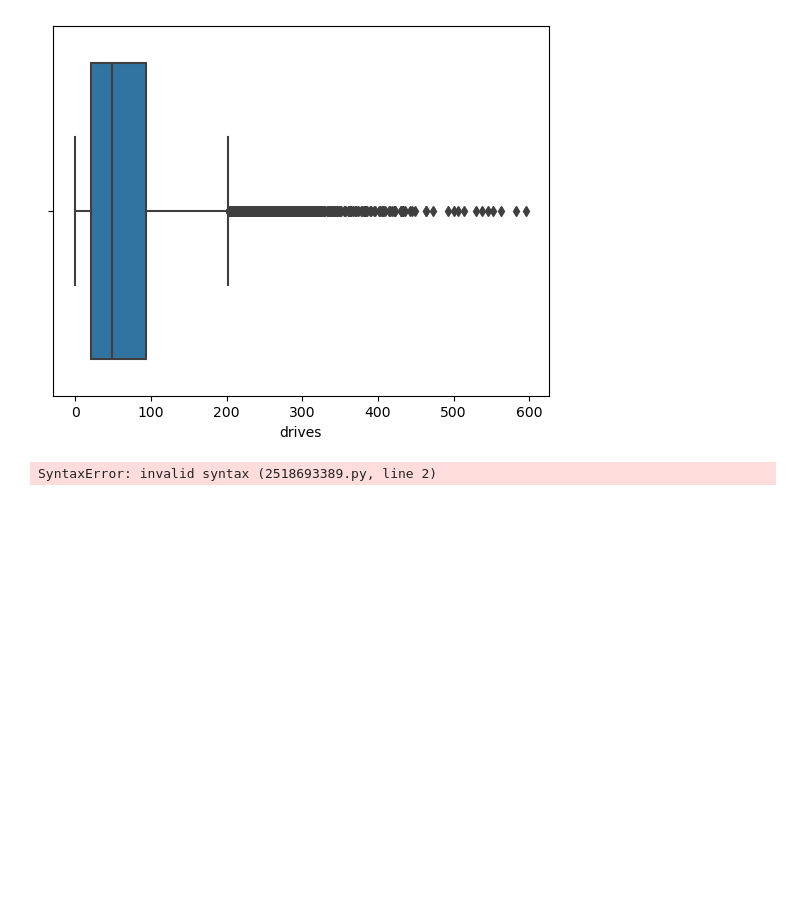
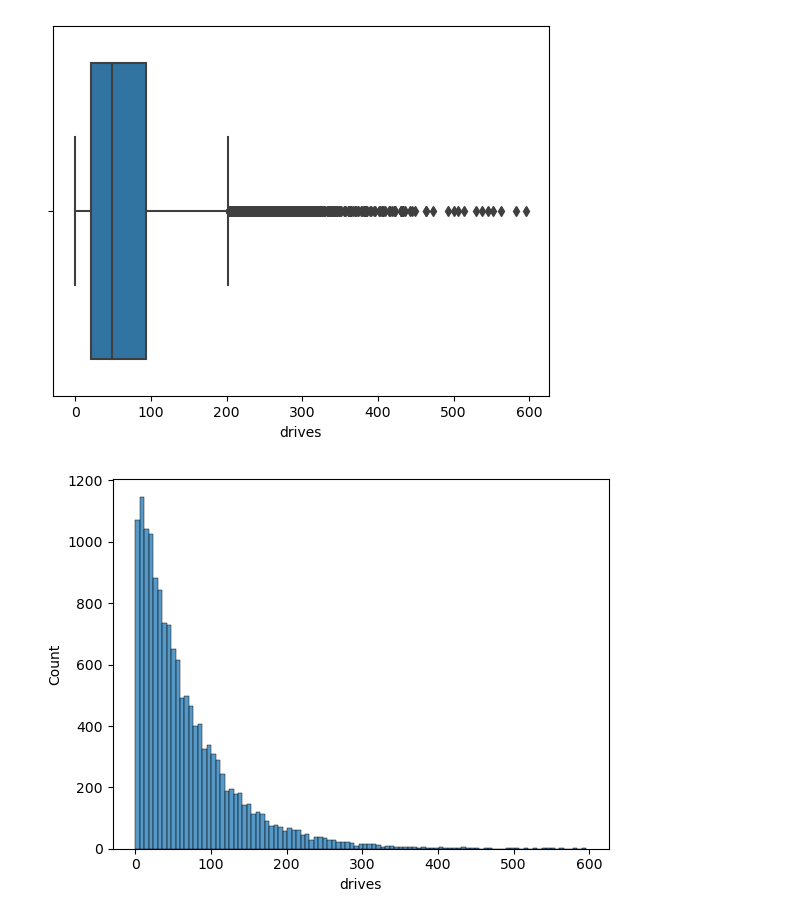
Before and after one commit to alishanstyles/Waze, a Jupyter notebook: Untitled.ipynb, the cells around one changed output. Saved outputs shown, nothing was run; the diff lists cells and outputs as text; code cells hidden in the pictures; blank space fills up the shorter version.

Commit message:
visualizations

```diff
--- a/Untitled.ipynb
+++ b/Untitled.ipynb
@@ -234,6 +234,6 @@ sns.boxplot(data = df,
 [figure]
 # %%
 sns.histplot(data = df,
-             x = ;driver);
+             x = 'drives');
 # %% [output]
-SyntaxError: invalid syntax (2518693389.py, line 2)
+[figure, added]
```
Also changed, not shown: parts of 7 cells of this notebook.
